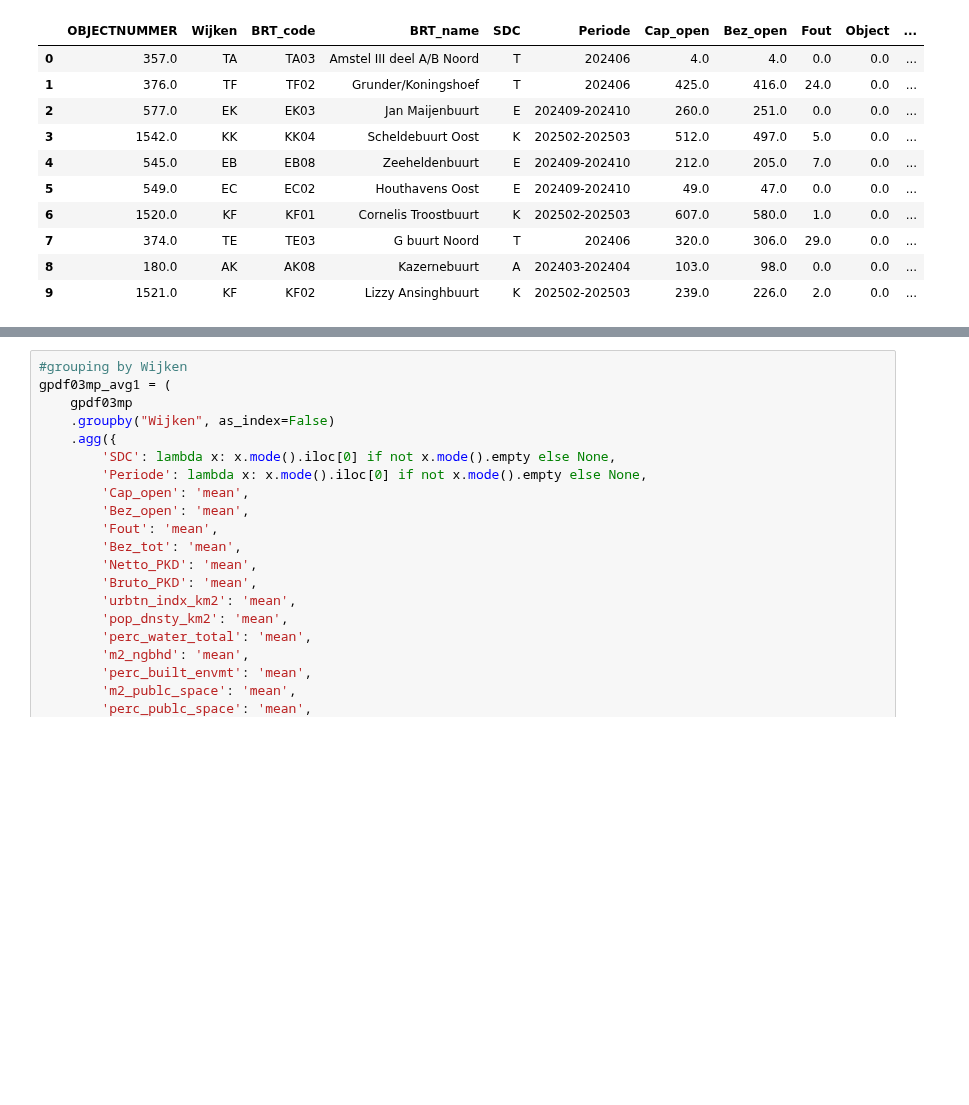
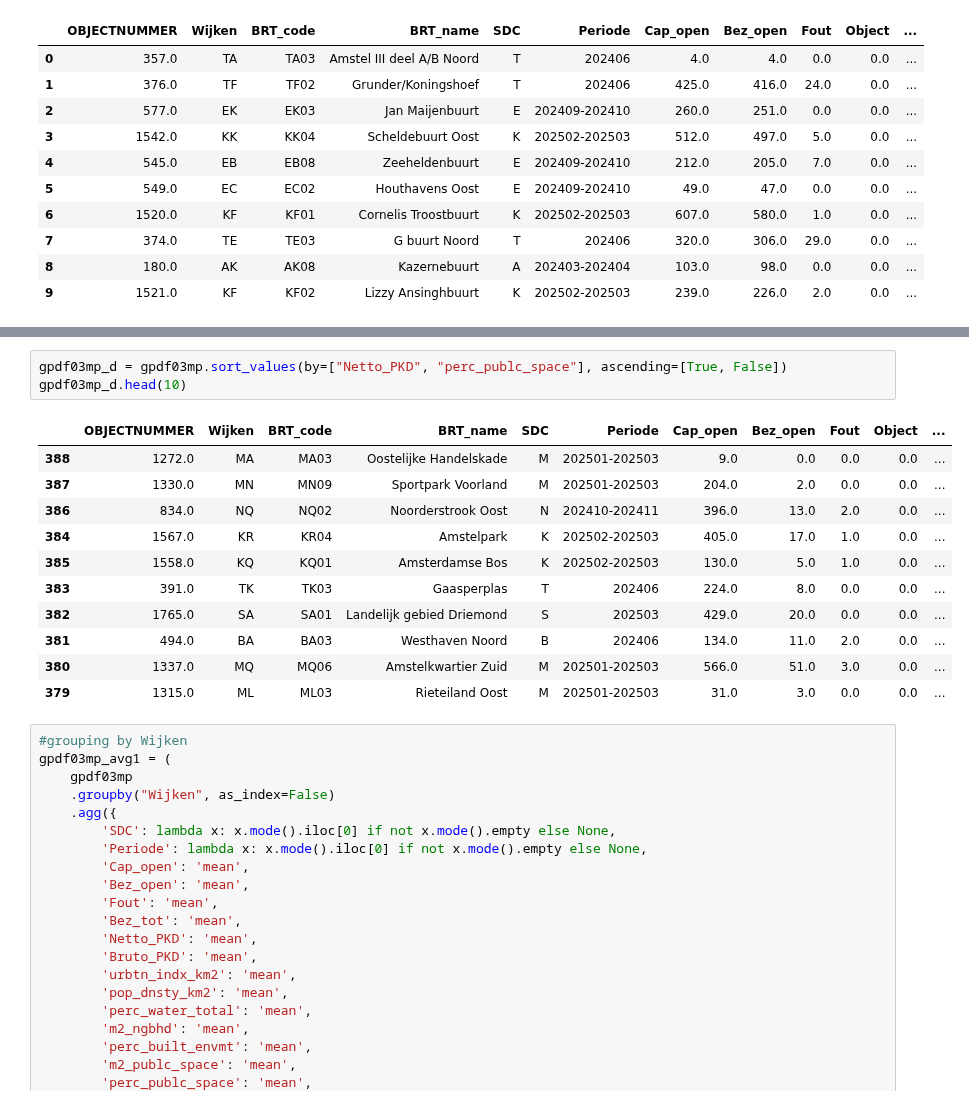
Before and after one commit to bram-villanueva/paper_project, a Jupyter notebook: park_prs_and_green.ipynb, the cells around one changed output, grey strips where cells are left out. Drawn from its saved outputs; the diff is of its cells as text; blank space fills up the shorter version.

```diff
--- a/park_prs_and_green.ipynb
+++ b/park_prs_and_green.ipynb
@@ -258,6 +288,21 @@ gpdf03mp_1.head(10)
 | 7 | 374.0 | TE | TE03 | G buurt Noord | T | 202406 | 320.0 | 306.0 | 29.0 | 0.0 | ... |
 | 9 | 1521.0 | KF | KF02 | Lizzy Ansinghbuurt | K | 202502-202503 | 239.0 | 226.0 | 2.0 | 0.0 | ... |
 | 10 | 121.0 | AA | AA05 | Haarlemmerbuurt West | A | 202403-202404 | 148.0 | 141.0 | 4.0 | 0.0 | ... |
+# %%
+gpdf03mp_d = gpdf03mp.sort_values(by=["Netto_PKD", "perc_publc_space"], ascending=[True, False])
+gpdf03mp_d.head(10)
+# %% [output]
+|  | OBJECTNUMMER | Wijken | BRT_code | BRT_name | SDC | Periode | Cap_open | Bez_open | Fout | Object | ... |
+| 388 | 1272.0 | MA | MA03 | Oostelijke Handelskade | M | 202501-202503 | 9.0 | 0.0 | 0.0 | 0.0 | ... |
+| 387 | 1330.0 | MN | MN09 | Sportpark Voorland | M | 202501-202503 | 204.0 | 2.0 | 0.0 | 0.0 | ... |
+| 386 | 834.0 | NQ | NQ02 | Noorderstrook Oost | N | 202410-202411 | 396.0 | 13.0 | 2.0 | 0.0 | ... |
+| 384 | 1567.0 | KR | KR04 | Amstelpark | K | 202502-202503 | 405.0 | 17.0 | 1.0 | 0.0 | ... |
+| 385 | 1558.0 | KQ | KQ01 | Amsterdamse Bos | K | 202502-202503 | 130.0 | 5.0 | 1.0 | 0.0 | ... |
+| 383 | 391.0 | TK | TK03 | Gaasperplas | T | 202406 | 224.0 | 8.0 | 0.0 | 0.0 | ... |
+| 382 | 1765.0 | SA | SA01 | Landelijk gebied Driemond | S | 202503 | 429.0 | 20.0 | 0.0 | 0.0 | ... |
+| 381 | 494.0 | BA | BA03 | Westhaven Noord | B | 202406 | 134.0 | 11.0 | 2.0 | 0.0 | ... |
+| 380 | 1337.0 | MQ | MQ06 | Amstelkwartier Zuid | M | 202501-202503 | 566.0 | 51.0 | 3.0 | 0.0 | ... |
+| 379 | 1315.0 | ML | ML03 | Rieteiland Oost | M | 202501-202503 | 31.0 | 3.0 | 0.0 | 0.0 | ... |
 # %%
 #grouping by Wijken
 gpdf03mp_avg1 = (
```
Also changed, not shown: parts of 3 cells of this notebook.
